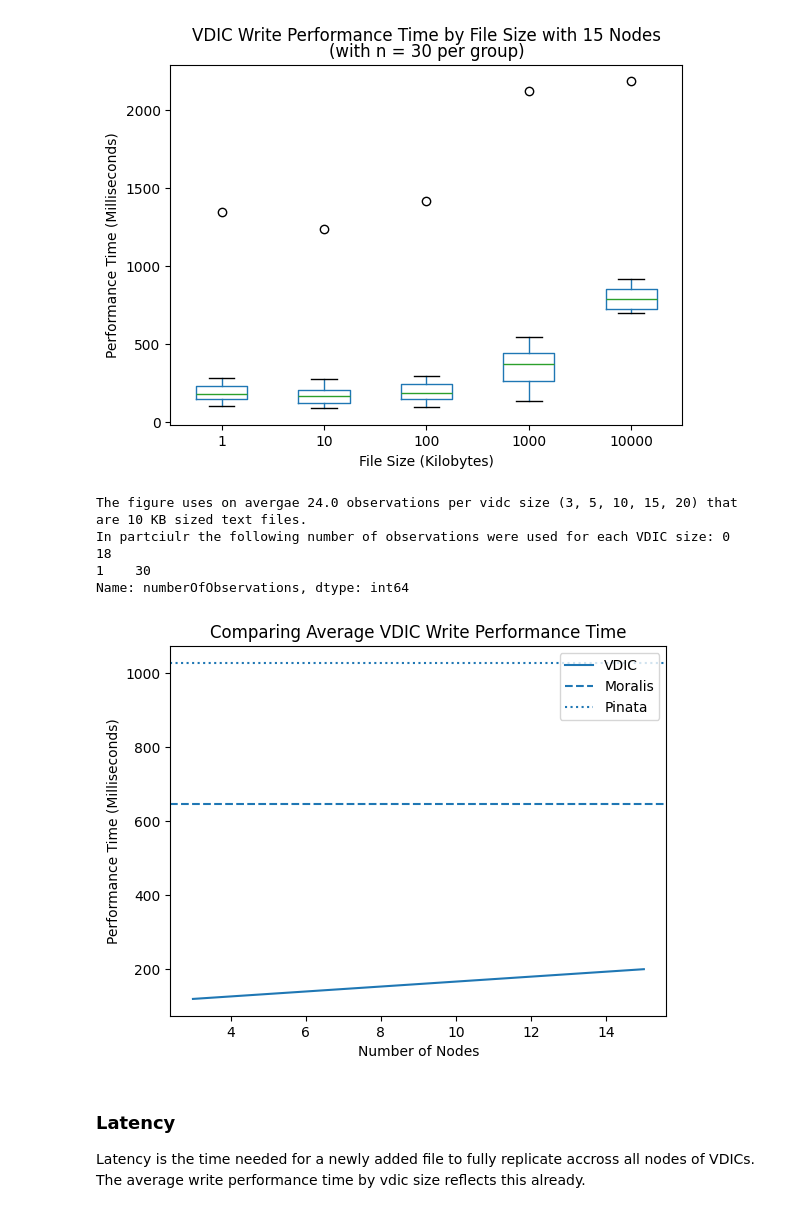
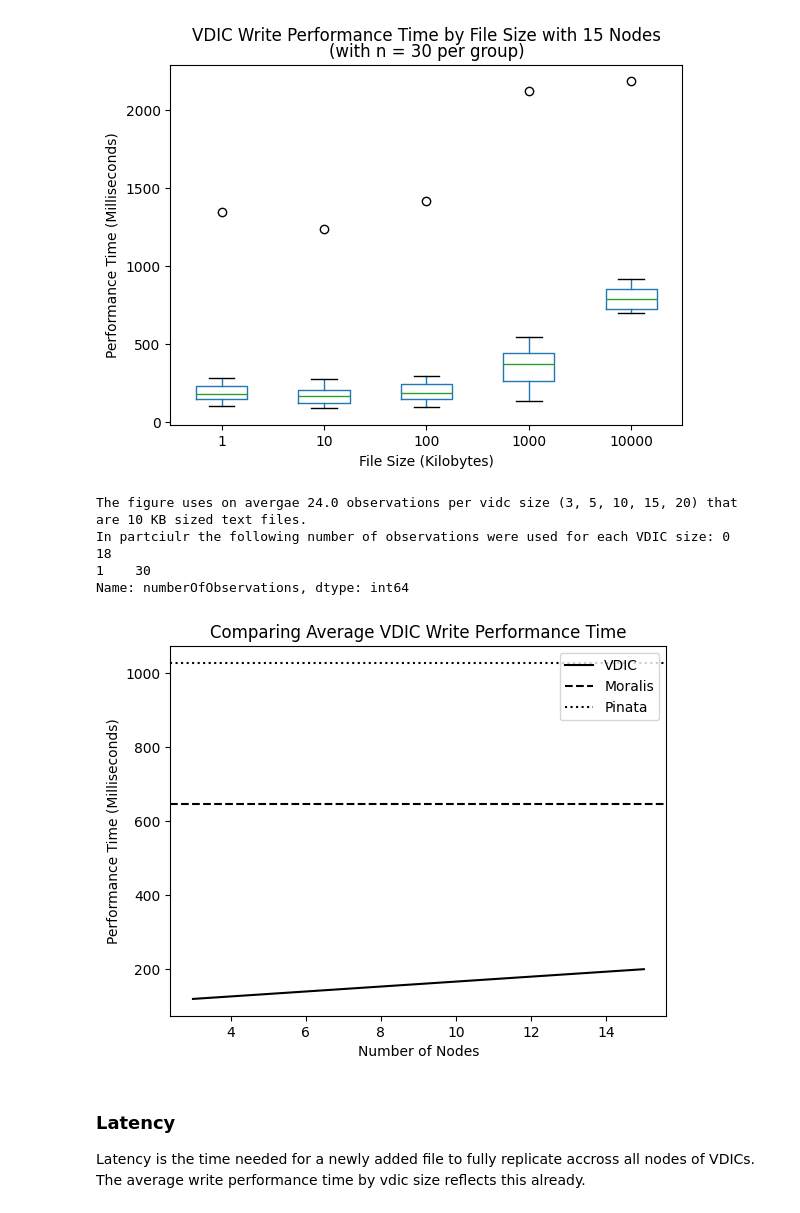
Before and after one commit to sid030sid/evaluation-vdic, a Jupyter notebook: evaluation.ipynb, the cells around one changed output. Cells and saved outputs as stored; diff of their text form; code cells hidden in the pictures.

Commit message:
made figures black

```diff
--- a/evaluation.ipynb
+++ b/evaluation.ipynb
@@ -359,36 +362,39 @@ for vdic in vdics:
 avgWritePerformanceTimeByVdicSize = pd.DataFrame(avgWritePerformanceTimeByVdicSize)
 plt.plot(
     avgWritePerformanceTimeByVdicSize['numberOfNodes'], avgWritePerformanceTimeByVdicSize['avgWritePerformanceTime'],
+    color="black",
     label = "VDIC"
 )
 plt.axhline(
     y = cleanedMoralisWritePerformanceMeasurements[cleanedMoralisWritePerformanceMeasurements["sizeGroup"] == 10]["performanceTime"].mean(),
     linestyle = 'dashed',
+    color="black",
     label = "Moralis"
 )
 plt.axhline(
     y = cleanedPinataWritePerformanceMeasurements[cleanedPinataWritePerformanceMeasurements["sizeGroup"] == 10]["performanceTime"].mean(),
     linestyle = ':',
+    color="black",
     label = "Pinata"
 )
 plt.title("Comparing Average VDIC Write Performance Time") # old title which was too long: Comparing Average VDIC Write Performance Time by VDIC Size to pinning service providers: Pinata and Moralis
 plt.xlabel('Number of Nodes')
 plt.ylabel('Performance Time (Milliseconds)')
 plt.legend()
 plt.savefig('./evaluation-figures/vdic-average-write-performance-time-by-vdic-size.png')
 
 # print information about the data used in the figure
 print("The figure uses on avergae",avgWritePerformanceTimeByVdicSize['numberOfObservations'].mean(),"observations per vidc size (3, 5, 10, 15, 20) that are 10 KB sized text files.")
 print("In partciulr the following number of observations were used for each VDIC size:", str(avgWritePerformanceTimeByVdicSize['numberOfObservations']))
 
 # print figure
 plt.show()
 # %% [output]
 The figure uses on avergae 24.0 observations per vidc size (3, 5, 10, 15, 20) that are 10 KB sized text files.
 In partciulr the following number of observations were used for each VDIC size: 0    18
 1    30
 Name: numberOfObservations, dtype: int64
-[figure, old version]
+[figure, new version]
 # %% [markdown]
 ### Latency
 Latency is the time needed for a newly added file to fully replicate accross all nodes of VDICs. The average write performance time by vdic size reflects this already.
```
Also changed, not shown: parts of 1 cell of this notebook, 2 other files.
